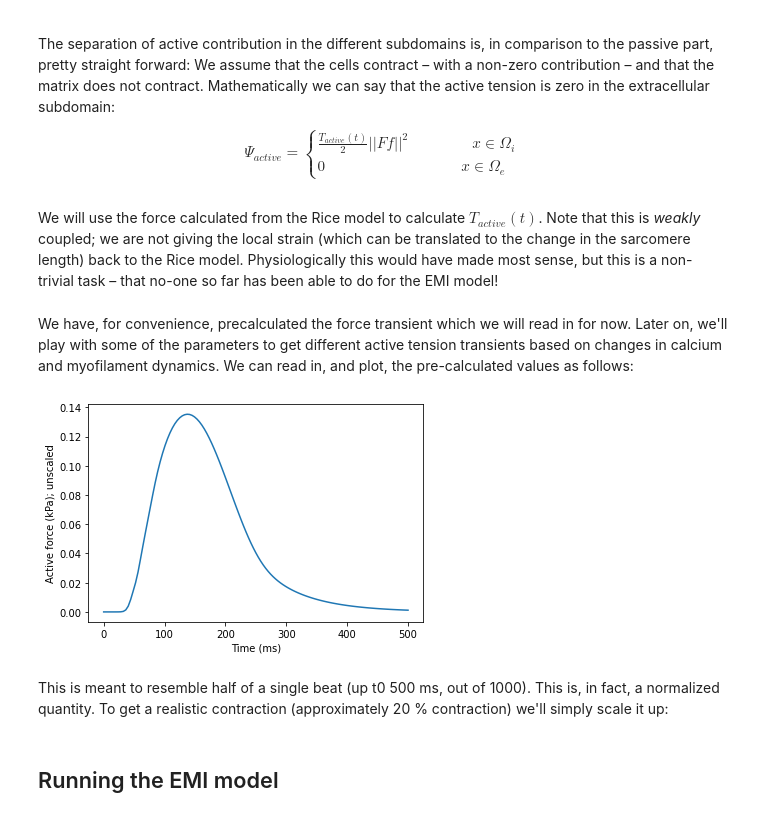
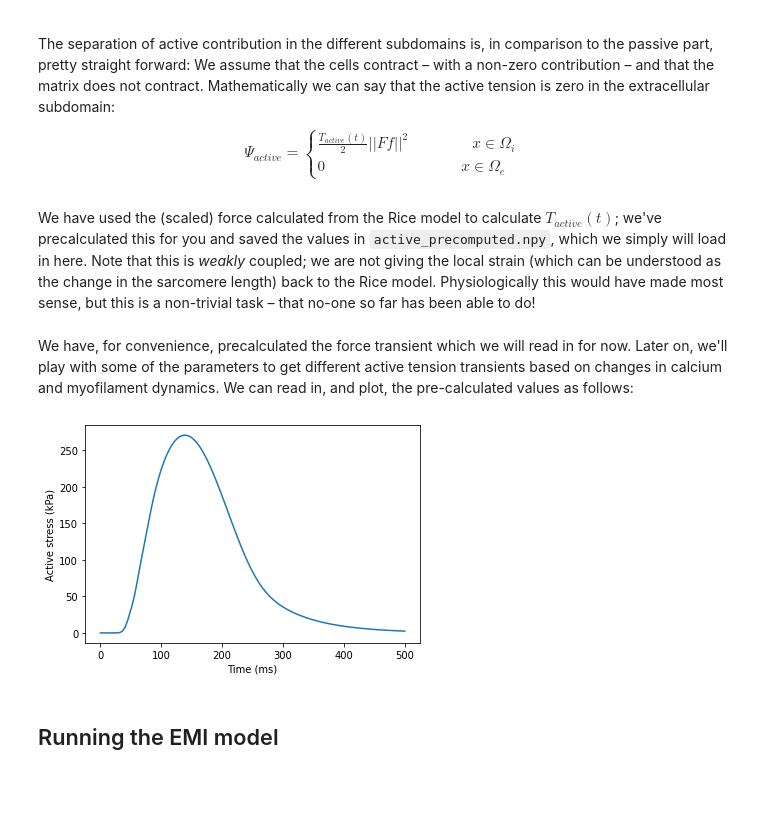
Before and after one commit to aashildte/emimechanicalmodel, a Jupyter notebook: summer_school_code/EMI_mechanics_part1.ipynb, the cells around one changed output. Cells and saved outputs as stored; diff of their text form; code cells hidden in the pictures; blank space fills up the shorter version.

Commit message:
precomputed active stress values

```diff
--- a/summer_school_code/EMI_mechanics_part1.ipynb
+++ b/summer_school_code/EMI_mechanics_part1.ipynb
@@ -97,19 +97,17 @@ $$
 \Psi_{active} = \begin{cases} \frac{T_{active}(t)}{2} || F f ||^2 \qquad \qquad \ x \in \Omega_i \\ 0 \qquad \quad \qquad \qquad \qquad x \in \Omega_e \end{cases}
 $$
 # %% [markdown]
-We will use the force calculated from the Rice model to calculate $T_{active} (t)$. Note that this is _weakly_ coupled; we are not giving the local strain (which can be translated to the change in the sarcomere length) back to the Rice model. Physiologically this would have made most sense, but this is a non-trivial task – that no-one so far has been able to do for the EMI model!
+We have used the (scaled) force calculated from the Rice model to calculate $T_{active} (t)$; we've precalculated this for you and saved the values in <code>active_precomputed.npy</code>, which we simply will load in here. Note that this is _weakly_ coupled; we are not giving the local strain (which can be understood as the change in the sarcomere length) back to the Rice model. Physiologically this would have made most sense, but this is a non-trivial task – that no-one so far has been able to do!
 # %% [markdown]
 We have, for convenience, precalculated the force transient which we will read in for now. Later on, we'll play with some of the parameters to get different active tension transients based on changes in calcium and myofilament dynamics. We can read in, and plot, the pre-calculated values as follows:
 # %%
-time = np.linspace(0, 500, 125)       # 500 ms with 125 steps
+time = np.linspace(0, 500, 125)              # 500 ms with 125 steps
+active_force = np.load("active_precomputed.npy")
+active_precomputed = active_force[0:500:4]   # same dimension as time
 
-active_force, _ = emi_m.compute_active_component(time)
-
-plt.plot(time, active_force)
+plt.plot(time, active_precomputed)
 plt.xlabel("Time (ms)")
-plt.ylabel("Active force (kPa); unscaled")
+plt.ylabel("Active stress (kPa)")
 plt.show()
 # %% [output]
-[figure, old version]
+[figure, new version]
-# %% [markdown]
-This is meant to resemble half of a single beat (up t0 500 ms, out of 1000). This is, in fact, a normalized quantity. To get a realistic contraction (approximately 20 % contraction) we'll simply scale it up:
```
Also changed, not shown: parts of 3 cells of this notebook, 4 other files.
